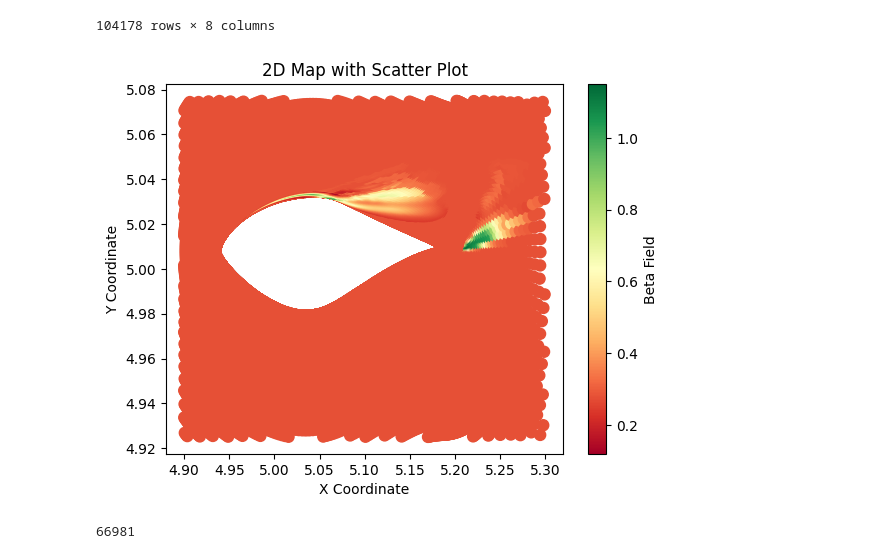
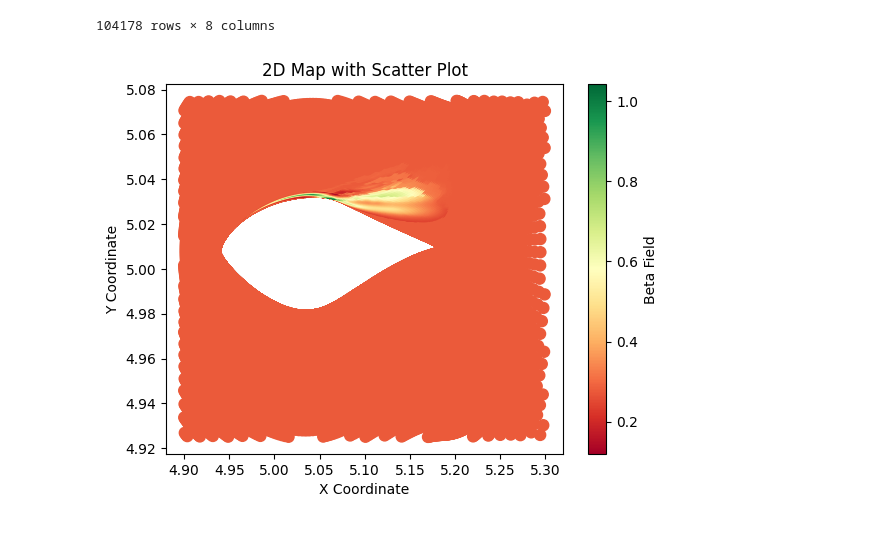
Before and after one commit to sudeepmenon17/PytorchforNN, a Jupyter notebook: NN_for_separated_flows_over_airfoils.ipynb, the cells around one changed output. Drawn from its saved outputs; the diff is of its cells as text; code cells hidden in the pictures.

```diff
--- a/NN_for_separated_flows_over_airfoils.ipynb
+++ b/NN_for_separated_flows_over_airfoils.ipynb
@@ -74,6 +74,9 @@ df
 xc = np.array(df['x'])
 yc = np.array(df['y'])
 b = np.array(df['beta'])
+b1 = []
+
+
 
 # Normalize x and y coordinates
 min_range = -5.0
@@ -86,6 +89,28 @@ bmin = 0.12
 bmax = 1.15
 b = bmin +  (b - np.min(b)) * (bmax- bmin) / (np.max(b) - np.min(b))
 
+#####################################################################
+# Cleaning the beta field in the wake region
+for k in range(len(xc)):
+  if xc[k] >= 5.2 and xc[k] <= 5.3:
+    if yc[k] >= 4.94 and yc[k] <= 4.96:
+      b1.append(b[k])
+
+for j in range(len(xc)):
+  if xc[j] > 5.2:
+    b[j] = np.mean(b1)
+
+modified_df = {
+    'x': np.array(xc),
+    'y': np.array(yc),
+    'beta': np.array(b),
+    'feature1': np.array(df['feature1']),
+    'feature2': np.array(df['feature2']),
+    'feature3': np.array(df['feature3']),
+    'feature4': np.array(df['feature4']),
+    'feature5': np.array(df['feature5'])
+}
+#####################################################################
 nx = []
 ny = []
 nb = []
@@ -96,36 +121,37 @@ for i in range(len(xc)):
       nx.append(xc[i])
       ny.append(yc[i])
       nb.append(b[i])
+
+
 
 # # Create a 2D heatmap
 # plt.hexbin(nx, ny, C=nb, gridsize=5000, cmap=plt.cm.YlOrRd_r)
 # plt.colorbar(label='Field Value')
 # plt.xlabel('X Coordinate')
 # plt.ylabel('Y Coordinate')
 # plt.title('Field Visualization')
 # plt.show()
 
 
 # Create a scatter plot
 plt.scatter(nx, ny, c=nb,  cmap= 'RdYlGn',alpha=1, marker='.',s=250)
 plt.colorbar(label='Beta Field')
 plt.xlabel('X Coordinate')
 plt.ylabel('Y Coordinate')
 plt.title('2D Map with Scatter Plot')
 plt.show()
 
-len(nx)
+
 # X, Y = np.meshgrid(nx, ny)
 
 # # Create a contour plot
 # plt.figure()
 # contour = plt.contour(X, Y, nb, cmap='viridis')
 # plt.colorbar(contour, label='Data Value')
 # plt.xlabel('X Coordinate')
 # plt.ylabel('Y Coordinate')
 # plt.title('Contour Plot')
 # plt.show()
 # %% [output]
-[figure, old version]
+[figure, new version]
-66981
 # %%
```
Also changed, not shown: parts of 5 cells of this notebook.
